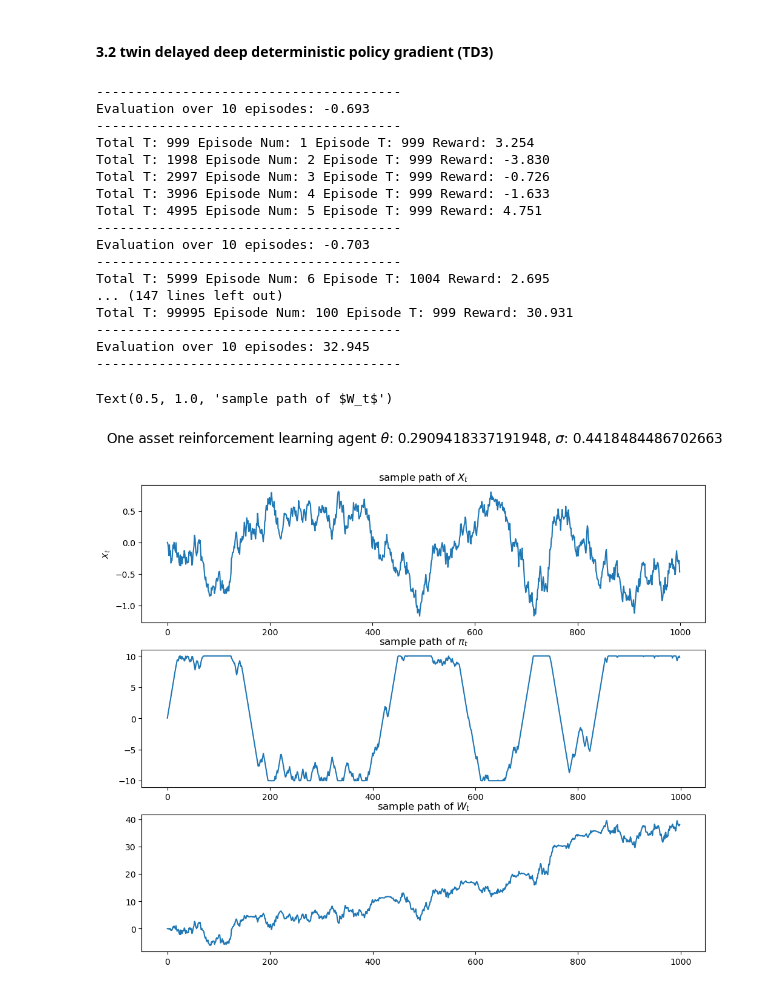
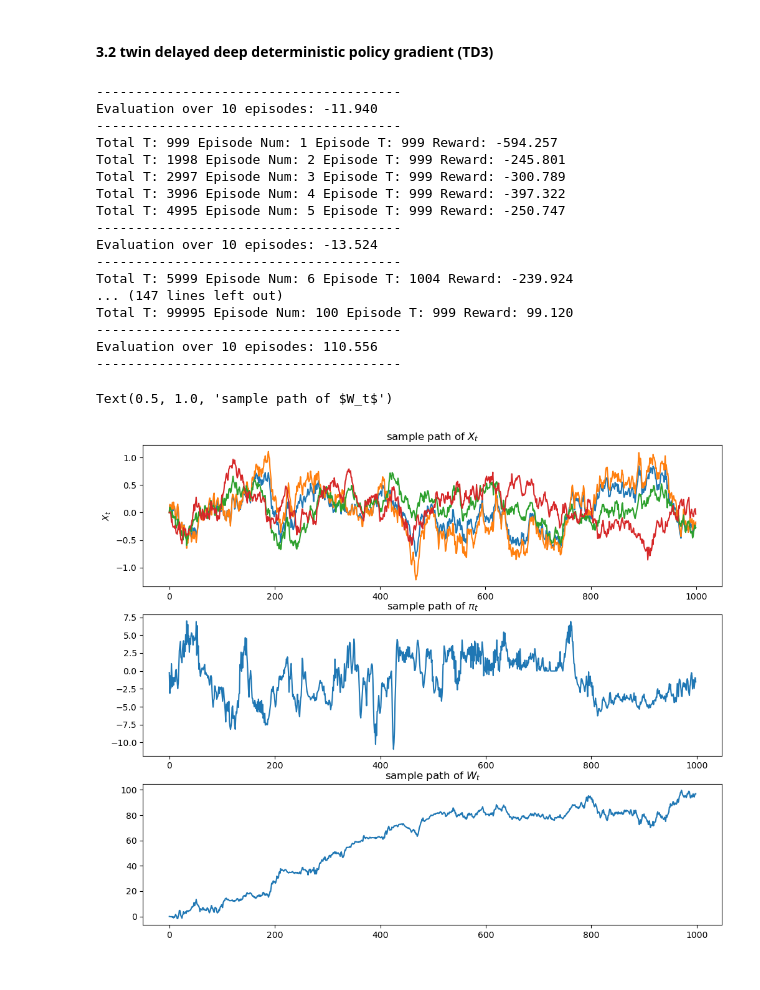
Before and after one commit to quintengeerts2000/MasterThesis-DRL_applications_to_stat_arb, a Jupyter notebook: monte_carlo_simulators/OU_stoch_control.ipynb, the cells around one changed output. Drawn from its saved outputs; the diff is of its cells as text; code cells hidden in the pictures.

```diff
--- a/monte_carlo_simulators/OU_stoch_control.ipynb
+++ b/monte_carlo_simulators/OU_stoch_control.ipynb
@@ -897,7 +884,6 @@ def dict_to_features(d):
 import numpy as np
 import torch
 import os
-import gym
 
 # PARAMETERS
 seed = 100
@@ -905,12 +891,14 @@ alpha = 0.99 # Discount factor
 tau  = 0.005 # Target network update rate
 
 #process = ornstein_uhlenbeck_process(theta,mu,sigma,delta_t)
+N = 4
+p = np.ones(N)
 process = OU_process_shuffler(N,T,L)
 r = 0.0
 tc = 0.0025
-env = TradingEnvironment(process,T,r,p,mode='intensity', max_pi=10, max_change=0.5,initial_wealth=0, transaction_costs=tc)
+env = TradingEnvironment(process,T,r,p,mode='intensity', max_pi=10, max_change=2,initial_wealth=0, transaction_costs=tc)
 
-HIDDEN_DIM = 16
+HIDDEN_DIM = 256
 
 POLICY_NOISE =  0.2 # Noise added to target policy during critic update
 MAX_ACTION = 5
@@ -1012,46 +1000,46 @@ for t in range(int(MAX_TIMESTEPS)):
         if SAVE_MODEL: policy.save(f"{os.getcwd()}/models/{file_name}")
 # %% [output]
 ---------------------------------------
-Evaluation over 10 episodes: -0.693
+Evaluation over 10 episodes: -11.940
 ---------------------------------------
-Total T: 999 Episode Num: 1 Episode T: 999 Reward: 3.254
-Total T: 1998 Episode Num: 2 Episode T: 999 Reward: -3.830
-Total T: 2997 Episode Num: 3 Episode T: 999 Reward: -0.726
-Total T: 3996 Episode Num: 4 Episode T: 999 Reward: -1.633
-Total T: 4995 Episode Num: 5 Episode T: 999 Reward: 4.751
+Total T: 999 Episode Num: 1 Episode T: 999 Reward: -594.257
+Total T: 1998 Episode Num: 2 Episode T: 999 Reward: -245.801
+Total T: 2997 Episode Num: 3 Episode T: 999 Reward: -300.789
+Total T: 3996 Episode Num: 4 Episode T: 999 Reward: -397.322
+Total T: 4995 Episode Num: 5 Episode T: 999 Reward: -250.747
 ---------------------------------------
-Evaluation over 10 episodes: -0.703
+Evaluation over 10 episodes: -13.524
 ---------------------------------------
-Total T: 5999 Episode Num: 6 Episode T: 1004 Reward: 2.695
+Total T: 5999 Episode Num: 6 Episode T: 1004 Reward: -239.924
 ... (147 lines left out)
-Total T: 99995 Episode Num: 100 Episode T: 999 Reward: 30.931
+Total T: 99995 Episode Num: 100 Episode T: 999 Reward: 99.120
 ---------------------------------------
-Evaluation over 10 episodes: 32.945
+Evaluation over 10 episodes: 110.556
 ---------------------------------------
 # %%
 state, _ = env.reset()
 done = False
 val_predictions = []
 while not done:
     #state = torch.FloatTensor(state[:N]).unsqueeze(0)
     state = dict_to_features(state)
 
     action = policy.select_action(np.array(state))
     #val_predictions.append(value_pred.detach().item())
     state, reward, done, _ = env.step(action)
 
 fig, ax = plt.subplots(3,1,figsize=(12,10))
-fig.suptitle(fr'One asset reinforcement learning agent $\theta$: {env.process.theta.item()}, $\sigma$: {env.process.sigma.item()}', fontsize=16, y = 0.97)
+#fig.suptitle(fr'One asset reinforcement learning agent $\theta$: {env.process.theta.item()}, $\sigma$: {env.process.sigma.item()}', fontsize=16, y = 0.97)
 # plot a sample path of the wealth
 ax[0].plot(env.X.transpose())
 ax[0].set_title(r'sample path of $X_t$')
 ax[0].set_ylabel(r'$X_t$')
 #ax[0].set_xlabel('Time')
 ax[1].plot(np.array(env.alloc).sum(axis=1).reshape(-1))
 ax[1].set_title(r'sample path of $\pi_t$')
 
 ax[2].plot(env.W[:-1])
 ax[2].set_title(r'sample path of $W_t$')
 # %% [output]
 Text(0.5, 1.0, 'sample path of $W_t$')
-[figure, old version]
+[figure, new version]
```
Also changed, not shown: parts of 2 cells of this notebook, 1 other file.
